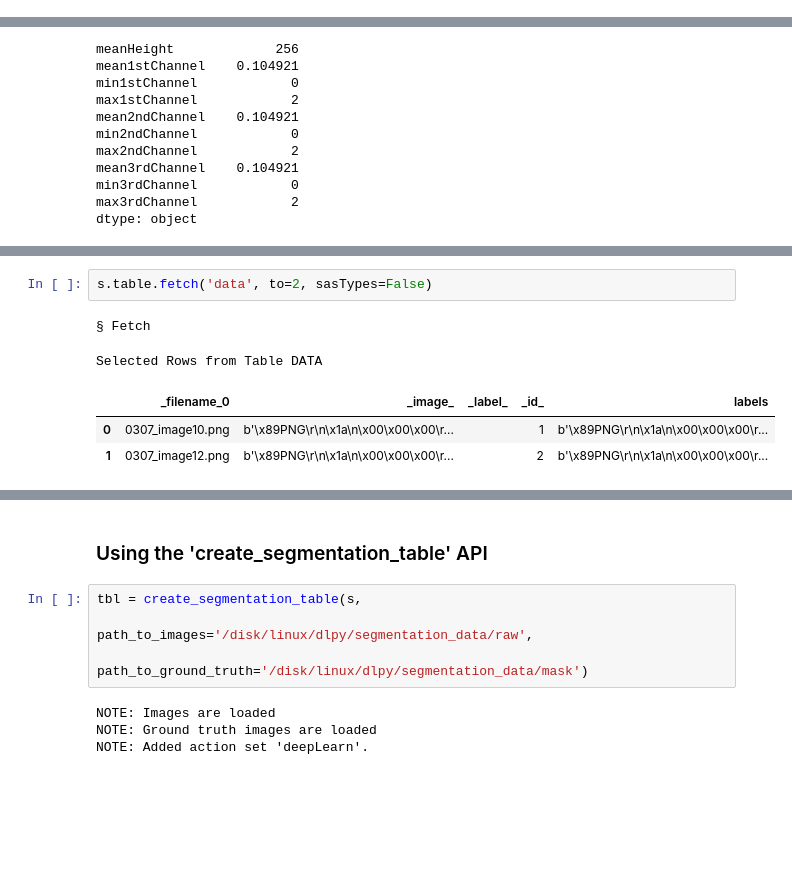
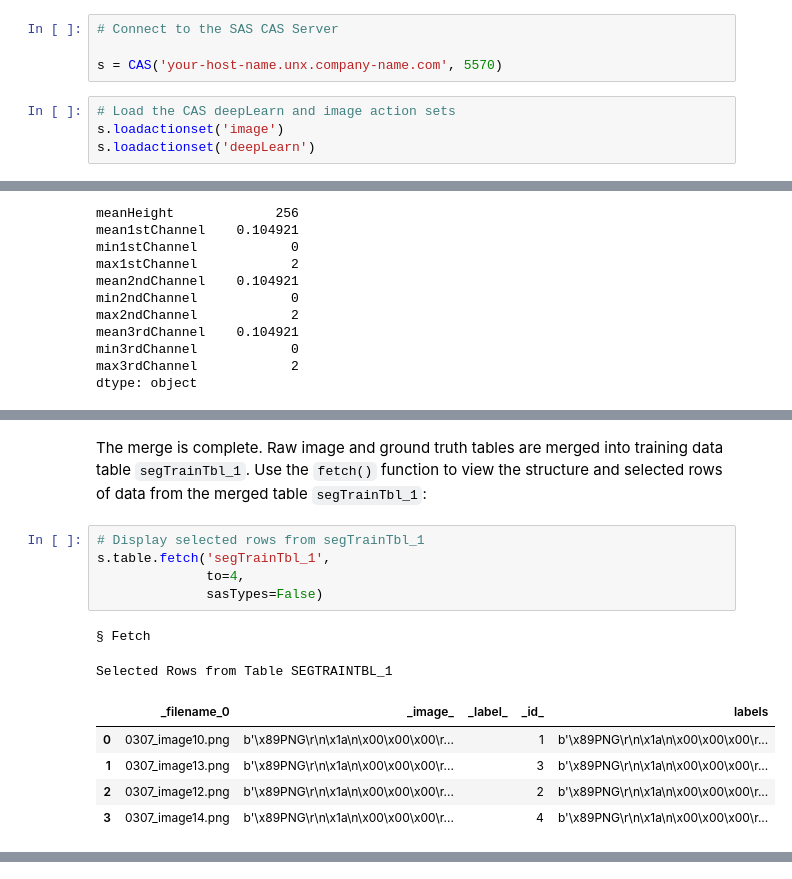
Before and after one commit to sassoftware/python-dlpy, a Jupyter notebook: examples/segmentation/image_segmentation_data_preparation.ipynb, the cells around one changed output, grey strips where cells are left out. Cells and saved outputs as stored; diff of their text form; blank space fills up the shorter version.

Commit message:
updated to run end-to-end with downloadable data

```diff
--- a/examples/segmentation/image_segmentation_data_preparation.ipynb
+++ b/examples/segmentation/image_segmentation_data_preparation.ipynb
@@ -34,0 +102,8 @@ raw.show()
+# %%
+# Connect to the SAS CAS Server
+
+s = CAS('your-host-name.unx.company-name.com', 5570)
+# %%
+# Load the CAS deepLearn and image action sets
+s.loadactionset('image')
+s.loadactionset('deepLearn')
@@ -99,8 +285,15 @@ elapsed 0.00988s · user 0.00443s · sys 0.0118s · mem 119MB
+# %% [markdown]
+The merge is complete. Raw image and ground truth tables are merged into training data table `segTrainTbl_1`. Use the `fetch()` function to view the structure and selected rows of data from the merged table `segTrainTbl_1`:
 # %%
-s.table.fetch('data', to=2, sasTypes=False)
+# Display selected rows from segTrainTbl_1
+s.table.fetch('segTrainTbl_1',
+              to=4,
+              sasTypes=False)
 # %% [output]
 § Fetch
-Selected Rows from Table DATA
+Selected Rows from Table SEGTRAINTBL_1
 |  | _filename_0 | _image_ | _label_ | _id_ | labels |
 | 0 | 0307_image10.png | b'\x89PNG\r\n\x1a\n\x00\x00\x00\r... |  | 1 | b'\x89PNG\r\n\x1a\n\x00\x00\x00\r... |
-| 1 | 0307_image12.png | b'\x89PNG\r\n\x1a\n\x00\x00\x00\r... |  | 2 | b'\x89PNG\r\n\x1a\n\x00\x00\x00\r... |
+| 1 | 0307_image13.png | b'\x89PNG\r\n\x1a\n\x00\x00\x00\r... |  | 3 | b'\x89PNG\r\n\x1a\n\x00\x00\x00\r... |
+| 2 | 0307_image12.png | b'\x89PNG\r\n\x1a\n\x00\x00\x00\r... |  | 2 | b'\x89PNG\r\n\x1a\n\x00\x00\x00\r... |
+| 3 | 0307_image14.png | b'\x89PNG\r\n\x1a\n\x00\x00\x00\r... |  | 4 | b'\x89PNG\r\n\x1a\n\x00\x00\x00\r... |
@@ -108,10 +300,0 @@ elapsed 0.0054s · user 0.00432s · sys 0.000871s · mem 1.47MB
-# %% [markdown]
-### Using the 'create_segmentation_table' API
-# %%
-tbl = create_segmentation_table(s,
-                                path_to_images='/disk/linux/dlpy/segmentation_data/raw',
-                                path_to_ground_truth='/disk/linux/dlpy/segmentation_data/mask')
-# %% [output]
-NOTE: Images are loaded
-NOTE: Ground truth images are loaded
-NOTE: Added action set 'deepLearn'.
```
Also changed, not shown: parts of 48 cells of this notebook.
